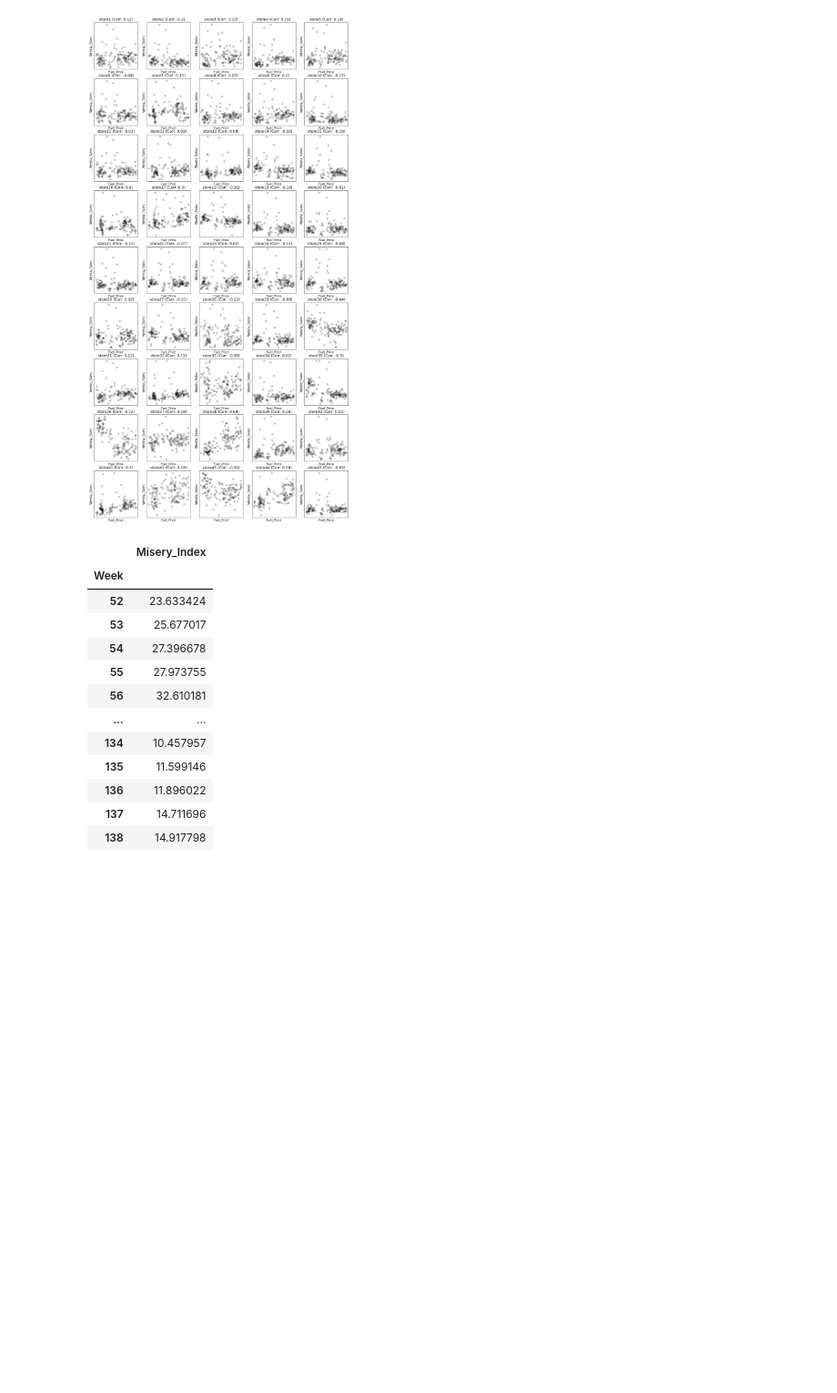
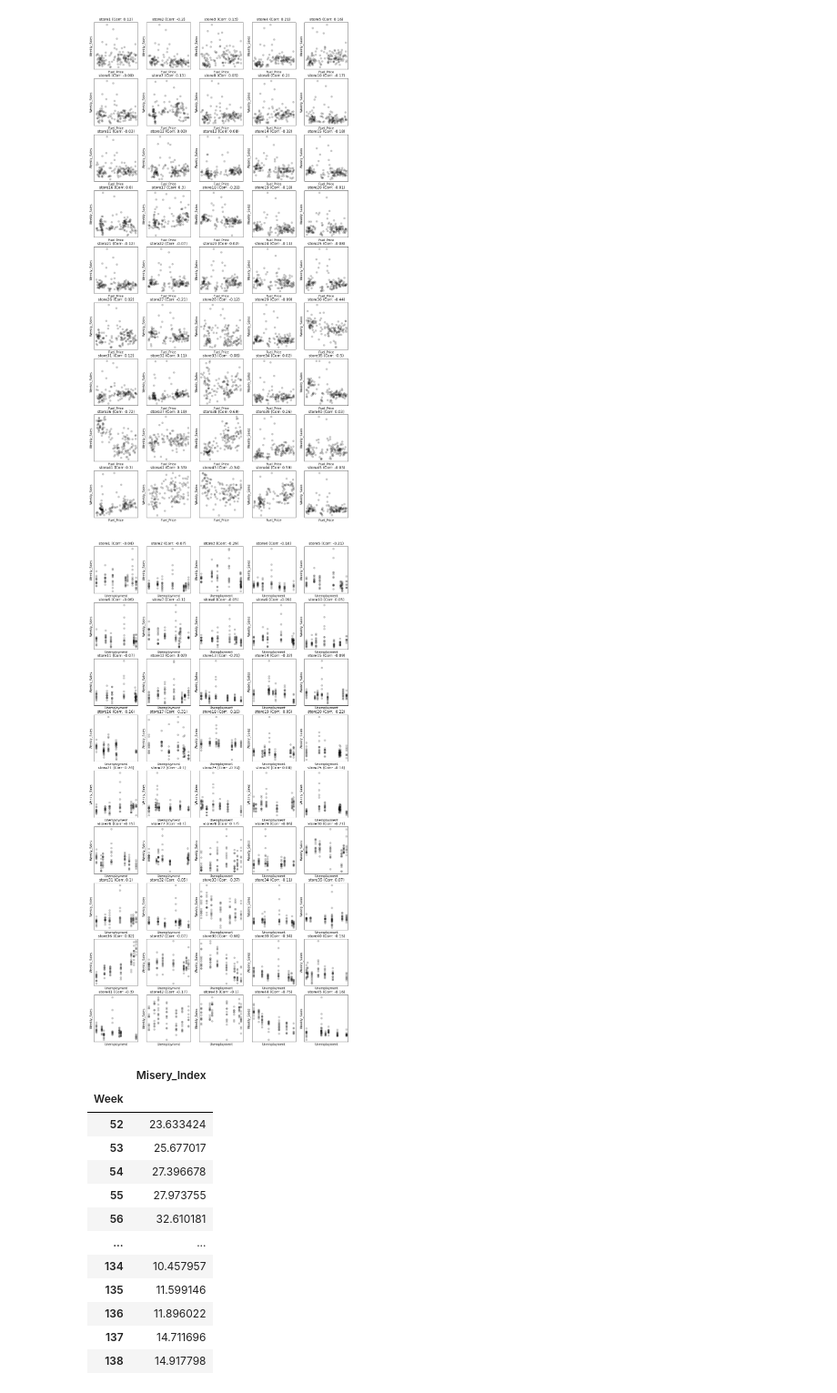
Before and after one commit to sungjk1999/dacon-sales-forecast, a Jupyter notebook: data preprocessing/derived feature - misery index.ipynb, the cells around one changed output. Shown at 91% size. Cells and saved outputs as stored; diff of their text form; code cells hidden in the pictures; blank space fills up the shorter version.

```diff
--- a/data preprocessing/derived feature - misery index.ipynb
+++ b/data preprocessing/derived feature - misery index.ipynb
@@ -72,7 +74,9 @@ each_store("Fuel_Price", "Weekly_Sales", "black")
 # %% [output]
 [figure]
 # %%
-#each_store("Unemployment", "Weekly_Sales", "black")
+each_store("Unemployment", "Weekly_Sales", "black")
+# %% [output]
+[figure, added]
 # %%
 # Compare with prev year
 misery_idx = pd.DataFrame()
```
Also changed, not shown: parts of 3 cells of this notebook, 5 other files.
